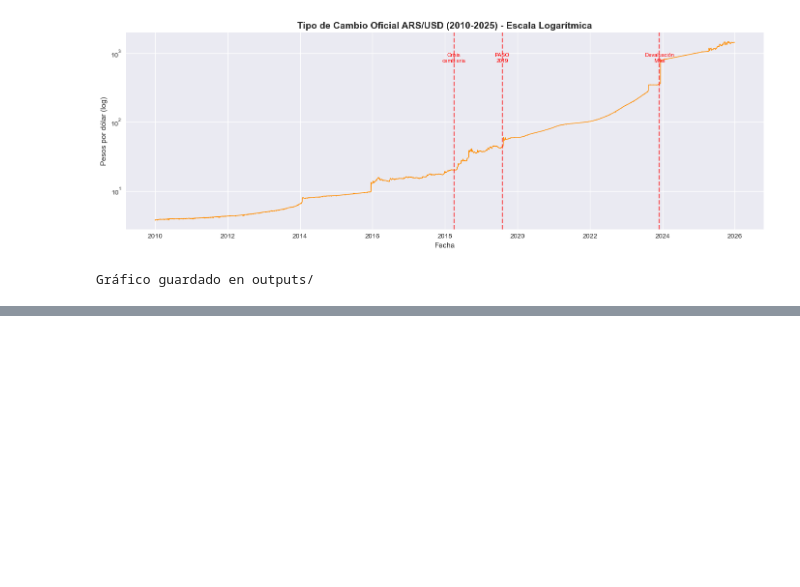
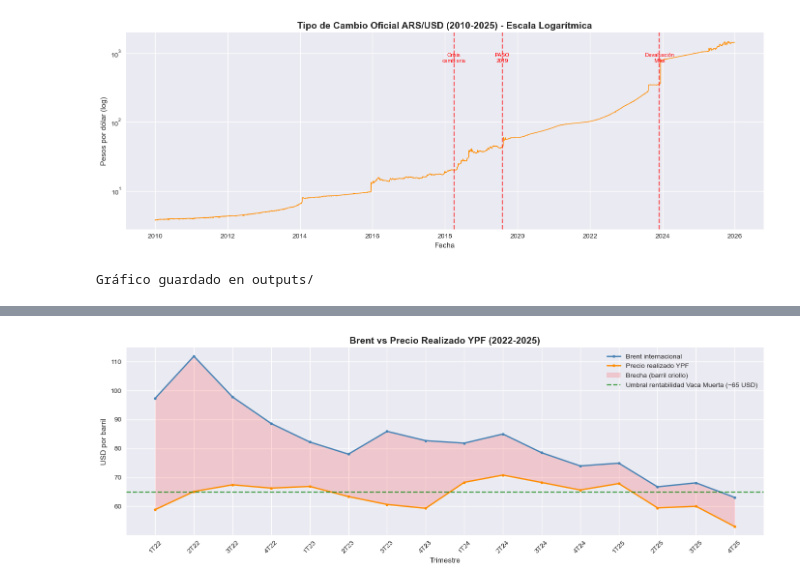
Before and after one commit to facundofidel/ypf-brent-analysis, a Jupyter notebook: notebook/01_cambio_estructural.ipynb, the cells around one changed output, grey strips where cells are left out. Saved outputs shown, nothing was run; the diff lists cells and outputs as text; code cells hidden in the pictures; blank space fills up the shorter version.

Commit message:
datos de precios YPF 2022-2025 y grafico brent vs precio local

```diff
--- a/notebook/01_cambio_estructural.ipynb
+++ b/notebook/01_cambio_estructural.ipynb
@@ -244,0 +421,20 @@ Gráfico guardado en outputs/
+# %%
+# Quedarnos solo con trimestres (excluir filas anuales como 2023.00, 2024.00, 12M 2022)
+trimestres_validos = ["1T22", "2T22", "3T22", "4T22",
+                      "1T23", "2T23", "3T23", "4T23",
+                      "1T24", "2T24", "3T24", "4T24",
+                      "1T25", "2T25", "3T25", "4T25"]
+
+# Combinar los tres DataFrames
+precios_total = pd.concat([precios_23, precios_24, precios_ypf])
+
+# Filtrar solo trimestres válidos y eliminar duplicados
+precios_total = precios_total[precios_total["trimestre"].isin(trimestres_validos)]
+precios_total = precios_total.drop_duplicates(subset="trimestre")
+
+# Ordenar
+precios_total = precios_total.set_index("trimestre")
+precios_total = precios_total.loc[trimestres_validos]
+
+print(precios_total)
+print(f"\nTotal trimestres: {len(precios_total)}")
@@ -244,0 +462,26 @@ Gráfico guardado en outputs/
+# %%
+fig, ax = plt.subplots(figsize=(14, 5))
+
+ax.plot(precios_total.index, precios_total["brent_referencia"],
+        color="steelblue", linewidth=2, marker="o", markersize=4, label="Brent internacional")
+ax.plot(precios_total.index, precios_total["precio_local"],
+        color="darkorange", linewidth=2, marker="o", markersize=4, label="Precio realizado YPF")
+
+ax.fill_between(precios_total.index,
+                precios_total["precio_local"],
+                precios_total["brent_referencia"],
+                alpha=0.15, color="red", label="Brecha (barril criollo)")
+
+ax.axhline(y=65, color="green", linestyle="--", alpha=0.7, label="Umbral rentabilidad Vaca Muerta (~65 USD)")
+
+ax.set_title("Brent vs Precio Realizado YPF (2022-2025)", fontsize=14, fontweight="bold")
+ax.set_xlabel("Trimestre")
+ax.set_ylabel("USD por barril")
+ax.legend()
+ax.tick_params(axis="x", rotation=45)
+
+plt.tight_layout()
+plt.savefig("../outputs/03_brent_vs_precio_local.png", dpi=150)
+plt.show()
+# %% [output]
+[figure, added]
```
Also changed, not shown: parts of 8 cells of this notebook, 6 other files.
